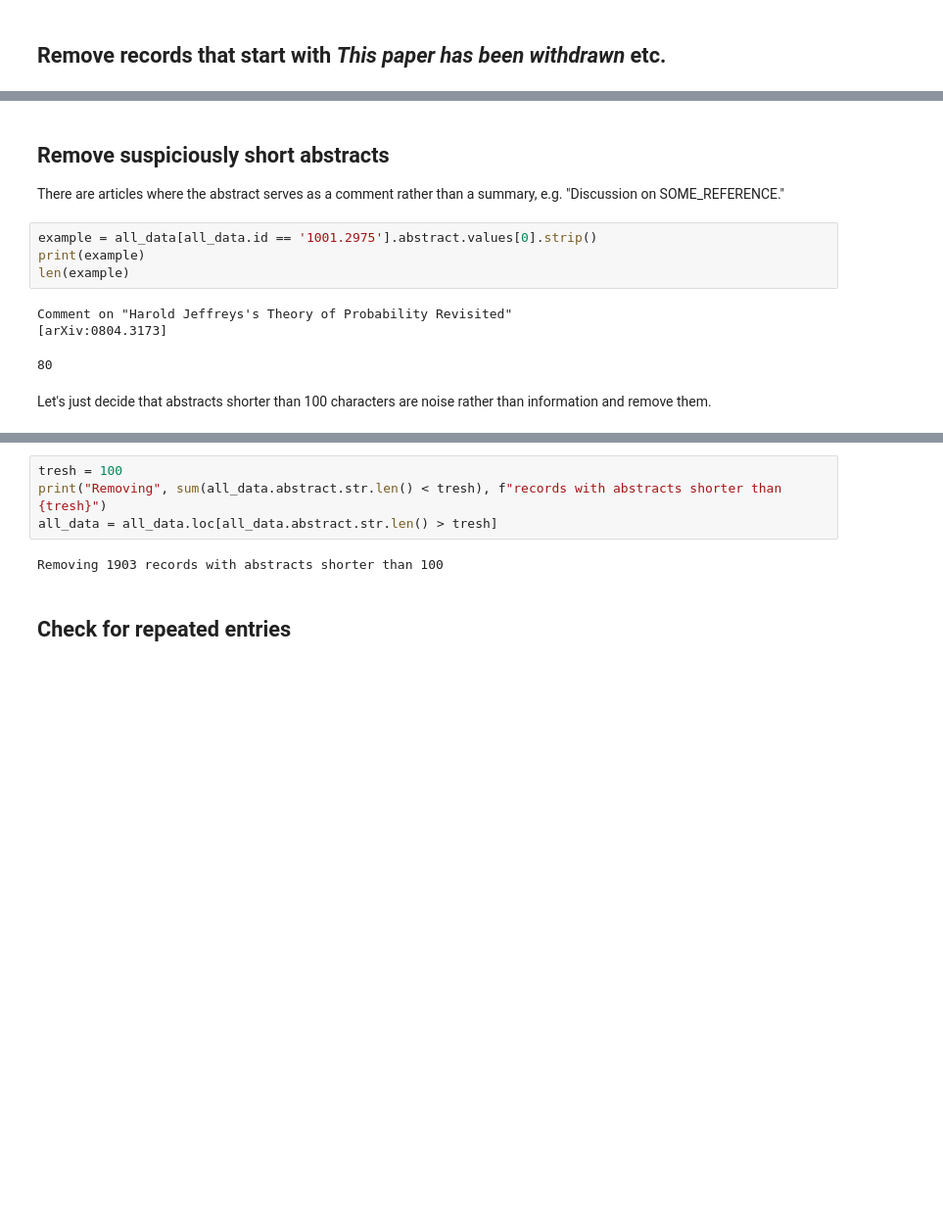
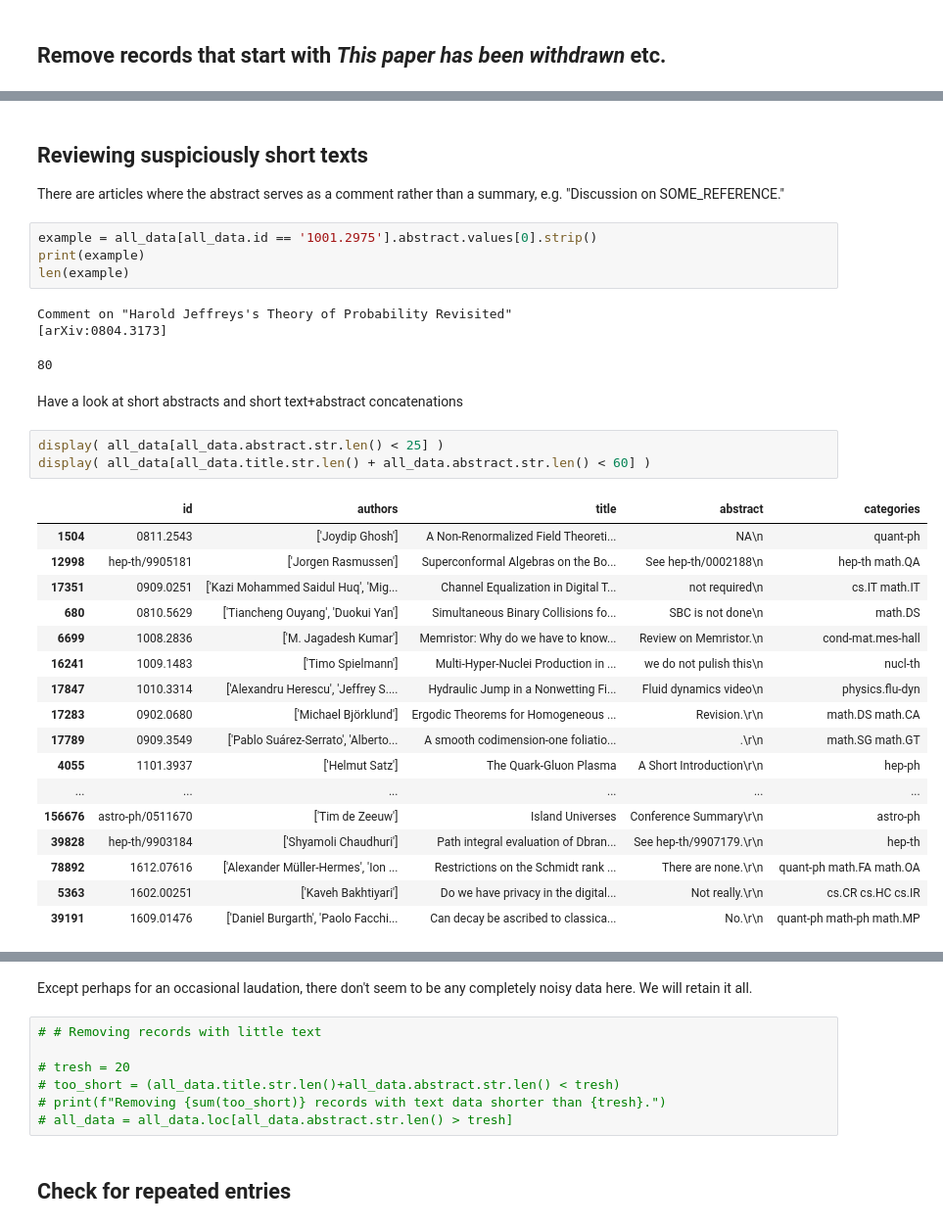
Before and after one commit to olszewskip/ArXiv_Classifier, a Jupyter notebook: arXiv_cleanup.ipynb, the cells around one changed output, grey strips where cells are left out. Shown at 98% size. Cells and saved outputs as stored; diff of their text form; blank space fills up the shorter version.

```diff
--- a/arXiv_cleanup.ipynb
+++ b/arXiv_cleanup.ipynb
@@ -102,5 +108,5 @@ all_data = all_data[~withdrawn]
 # %% [markdown]
-## Remove suspiciously short abstracts
+## Reviewing suspiciously short texts
 There are articles where the abstract serves as a comment rather than a summary, e.g. "Discussion on SOME_REFERENCE."
 # %%
 example = all_data[all_data.id == '1001.2975'].abstract.values[0].strip()
@@ -110,5 +116,26 @@ len(example)
 Comment on "Harold Jeffreys's Theory of Probability Revisited"
 [arXiv:0804.3173]
 80
-# %% [markdown]
-Let's just decide that abstracts shorter than 100 characters are noise rather than information and remove them.
+# %% [markdown]
+Have a look at short abstracts and short text+abstract concatenations
+# %%
+display( all_data[all_data.abstract.str.len() < 25] )
+display( all_data[all_data.title.str.len() + all_data.abstract.str.len() < 60] )
+# %% [output]
+|  | id | authors | title | abstract | categories |
+| 1504 | 0811.2543 | ['Joydip Ghosh'] | A Non-Renormalized Field Theoreti... | NA\n | quant-ph |
+| 12998 | hep-th/9905181 | ['Jorgen Rasmussen'] | Superconformal Algebras on the Bo... | See hep-th/0002188\n | hep-th math.QA |
+| 17351 | 0909.0251 | ['Kazi Mohammed Saidul Huq', 'Mig... | Channel Equalization in Digital T... | not required\n | cs.IT math.IT |
+| 680 | 0810.5629 | ['Tiancheng Ouyang', 'Duokui Yan'] | Simultaneous Binary Collisions fo... | SBC is not done\n | math.DS |
+| 6699 | 1008.2836 | ['M. Jagadesh Kumar'] | Memristor: Why do we have to know... | Review on Memristor.\n | cond-mat.mes-hall |
+| 16241 | 1009.1483 | ['Timo Spielmann'] | Multi-Hyper-Nuclei Production in ... | we do not pulish this\n | nucl-th |
+| 17847 | 1010.3314 | ['Alexandru Herescu', 'Jeffrey S.... | Hydraulic Jump in a Nonwetting Fi... | Fluid dynamics video\n | physics.flu-dyn |
+| 17283 | 0902.0680 | ['Michael Björklund'] | Ergodic Theorems for Homogeneous ... | Revision.\r\n | math.DS math.CA |
+| 17789 | 0909.3549 | ['Pablo Suárez-Serrato', 'Alberto... | A smooth codimension-one foliatio... | .\r\n | math.SG math.GT |
+| 4055 | 1101.3937 | ['Helmut Satz'] | The Quark-Gluon Plasma | A Short Introduction\r\n | hep-ph |
+| ... | ... | ... | ... | ... | ... |
+| 156676 | astro-ph/0511670 | ['Tim de Zeeuw'] | Island Universes | Conference Summary\r\n | astro-ph |
+| 39828 | hep-th/9903184 | ['Shyamoli Chaudhuri'] | Path integral evaluation of Dbran... | See hep-th/9907179.\r\n | hep-th |
+| 78892 | 1612.07616 | ['Alexander Müller-Hermes', 'Ion ... | Restrictions on the Schmidt rank ... | There are none.\r\n | quant-ph math.FA math.OA |
+| 5363 | 1602.00251 | ['Kaveh Bakhtiyari'] | Do we have privacy in the digital... | Not really.\r\n | cs.CR cs.HC cs.IR |
+| 39191 | 1609.01476 | ['Daniel Burgarth', 'Paolo Facchi... | Can decay be ascribed to classica... | No.\r\n | quant-ph math-ph math.MP |
@@ -115,9 +159,12 @@ Let's just decide that abstracts shorter than 100 characters are noise rather th
+# %% [markdown]
+Except perhaps for an occasional laudation, there don't seem to be any completely noisy data here. We will retain it all.
 # %%
-tresh = 100
-print("Removing", sum(all_data.abstract.str.len() < tresh), f"records with abstracts shorter than {tresh}")
-all_data = all_data.loc[all_data.abstract.str.len() > tresh]
+# # Removing records with little text
+
+# tresh = 20
+# too_short = (all_data.title.str.len()+all_data.abstract.str.len() < tresh)
+# print(f"Removing {sum(too_short)} records with text data shorter than {tresh}.")
+# all_data = all_data.loc[all_data.abstract.str.len() > tresh]
-# %% [output]
-Removing 1903 records with abstracts shorter than 100
 # %% [markdown]
 ## Check for repeated entries
 # %%
```
Also changed, not shown: parts of 16 cells of this notebook.
